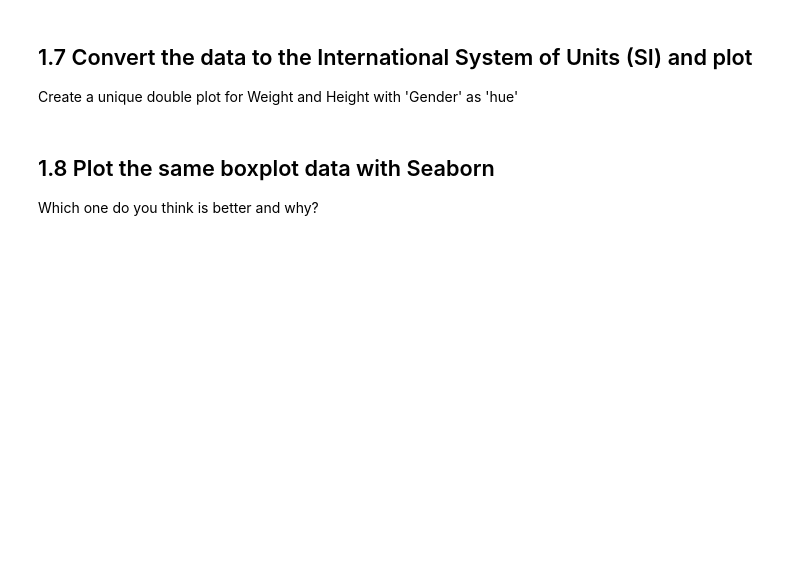
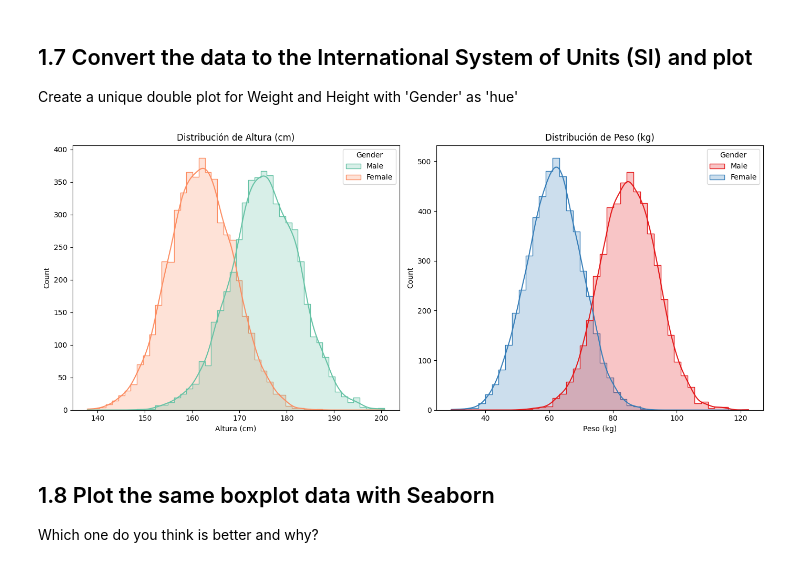
Before and after one commit to GaelDiazLopez-Edu/Task_2.1_Visualization, a Jupyter notebook: plot_distribution_exercise.ipynb, the cells around one changed output. Drawn from its saved outputs; the diff is of its cells as text; code cells hidden in the pictures; blank space fills up the shorter version.

```diff
--- a/plot_distribution_exercise.ipynb
+++ b/plot_distribution_exercise.ipynb
@@ -149,6 +149,28 @@ Hay muy poco solapamiento entre ambos picos, y cada genero por separado sigue un
 ## 1.7 Convert the data to the International System of Units (SI) and plot
 
 Create a unique double plot for Weight and Height with 'Gender' as 'hue'
+# %%
+# 1.7 Conversión a SI y gráficos dobles
+df_wh['Height_cm'] = df_wh['Height'] * 2.54
+df_wh['Weight_kg'] = df_wh['Weight'] * 0.453592
+
+# Crear figura con 2 subplots (Altura y Peso) con hue='Gender'
+fig, axes = plt.subplots(1, 2, figsize=(14, 6))
+
+# Histograma de Altura en cm
+sns.histplot(data=df_wh, x='Height_cm', hue='Gender', kde=True, ax=axes[0], palette='Set2', element='step')
+axes[0].set_title('Distribución de Altura (cm)')
+axes[0].set_xlabel('Altura (cm)')
+
+# Histograma de Peso en kg
+sns.histplot(data=df_wh, x='Weight_kg', hue='Gender', kde=True, ax=axes[1], palette='Set1', element='step')
+axes[1].set_title('Distribución de Peso (kg)')
+axes[1].set_xlabel('Peso (kg)')
+
+plt.tight_layout()
+plt.show()
+# %% [output]
+[figure, added]
 # %% [markdown]
 ## 1.8 Plot the same boxplot data with Seaborn
 
```
Also changed, not shown: parts of 6 cells of this notebook.
